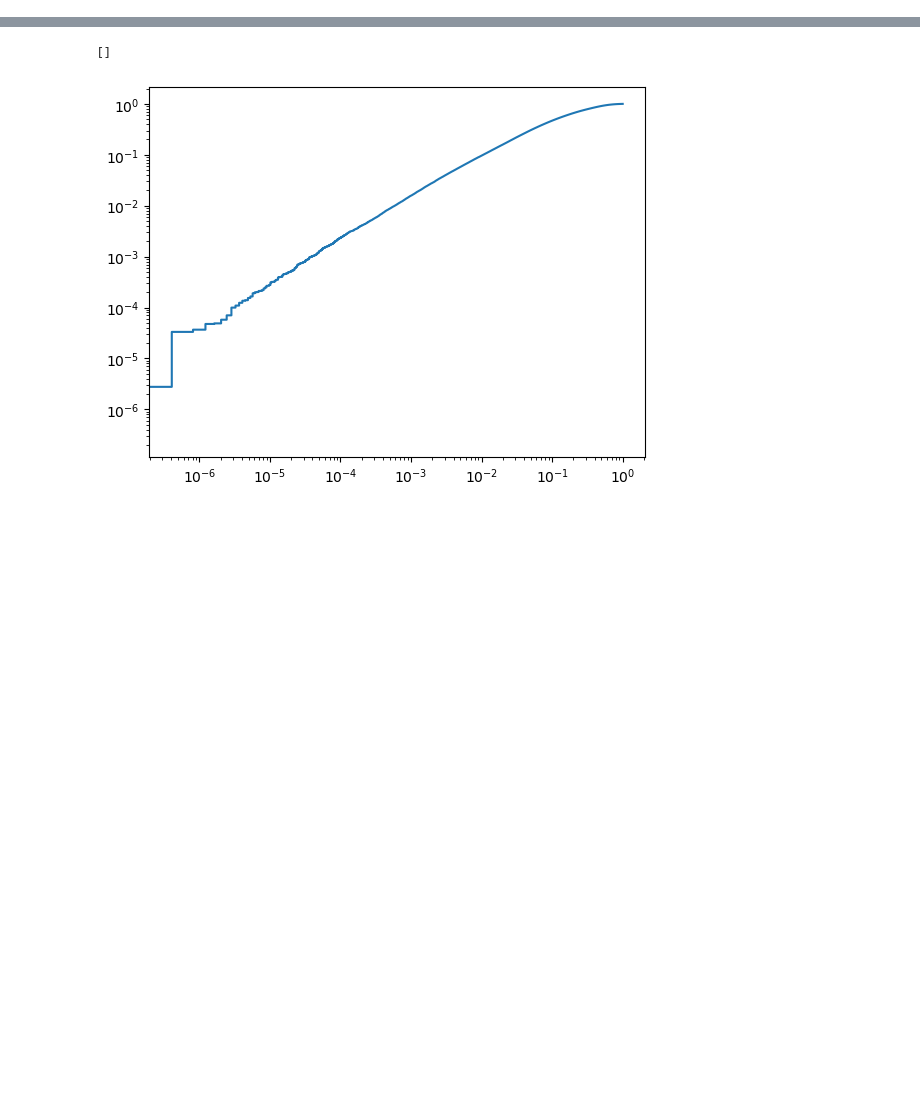
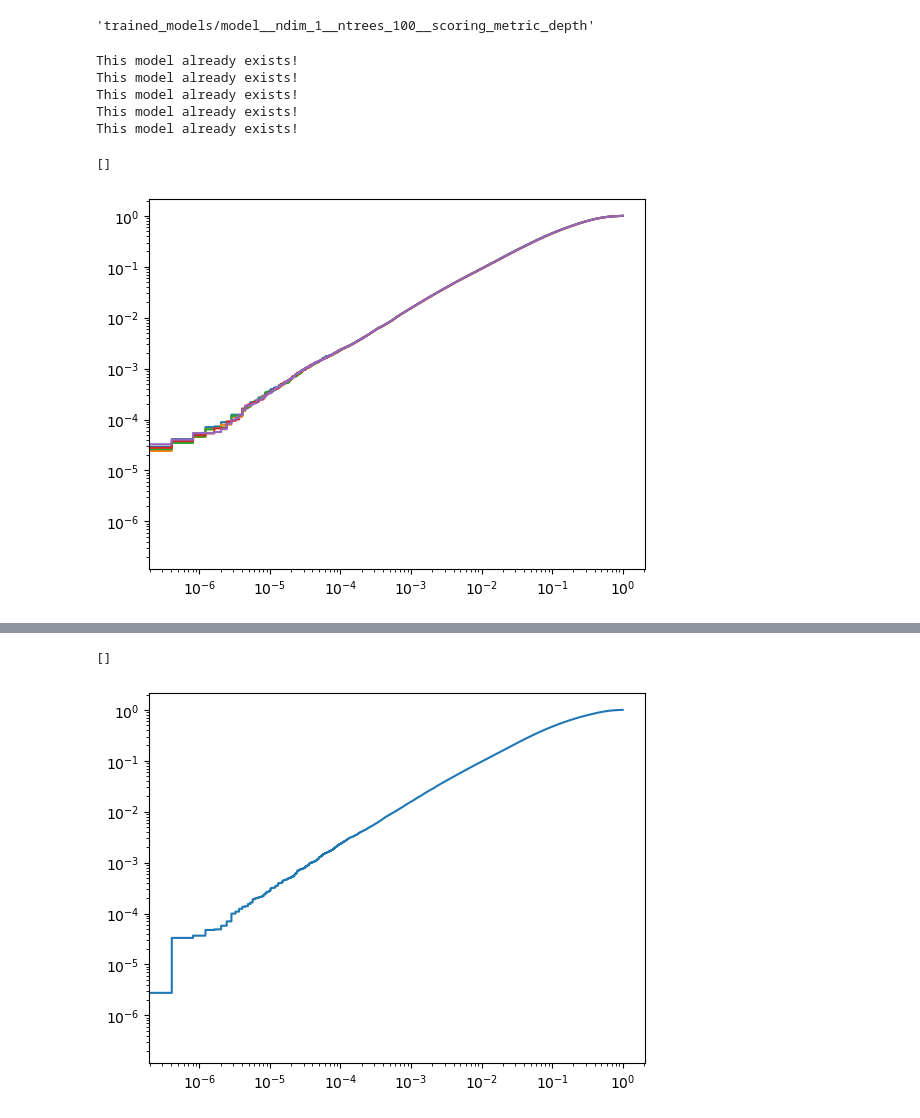
Before and after one commit to jprendi/thesis, a Jupyter notebook: playground.ipynb, the cells around one changed output, grey strips where cells are left out. Saved outputs shown, nothing was run; the diff lists cells and outputs as text; code cells hidden in the pictures; blank space fills up the shorter version.

```diff
--- a/playground.ipynb
+++ b/playground.ipynb
@@ -6,0 +120,34 @@ signal = dataset.load_dataset('BSM_preprocessed.h5', 'GluGluHToTauTau')
+# %%
+model_string
+# %% [output]
+'trained_models/model__ndim_1__ntrees_100__scoring_metric_depth'
+# %%
+rands = [0, 1, 2, 3, 4]
+
+model_names = {}
+fprs = {}
+tprs = {}
+aucs = {}
+
+for i in rands:
+    kwargs = {'ndim': 1, 'ntrees': 100, 'scoring_metric': 'depth', 'random_seed': i}
+    model_names[i] = metrics.train_and_save_model(kwargs, x_train)
+    fprs[i], tprs[i], aucs[i] = metrics.predict_value(model=model_names[i], x_test=x_test, signal=signal)
+# %% [output]
+This model already exists!
+This model already exists!
+This model already exists!
+This model already exists!
+This model already exists!
+# %%
+import matplotlib.pyplot as plt
+plt.plot(fprs[0],tprs[0])
+plt.plot(fprs[1],tprs[1])
+plt.plot(fprs[2],tprs[2])
+plt.plot(fprs[3],tprs[3])
+plt.plot(fprs[4],tprs[4])
+plt.semilogx()
+plt.semilogy()
+# %% [output]
+[]
+[figure, added]
```
Also changed, not shown: parts of 49 cells of this notebook, 1 other file.
